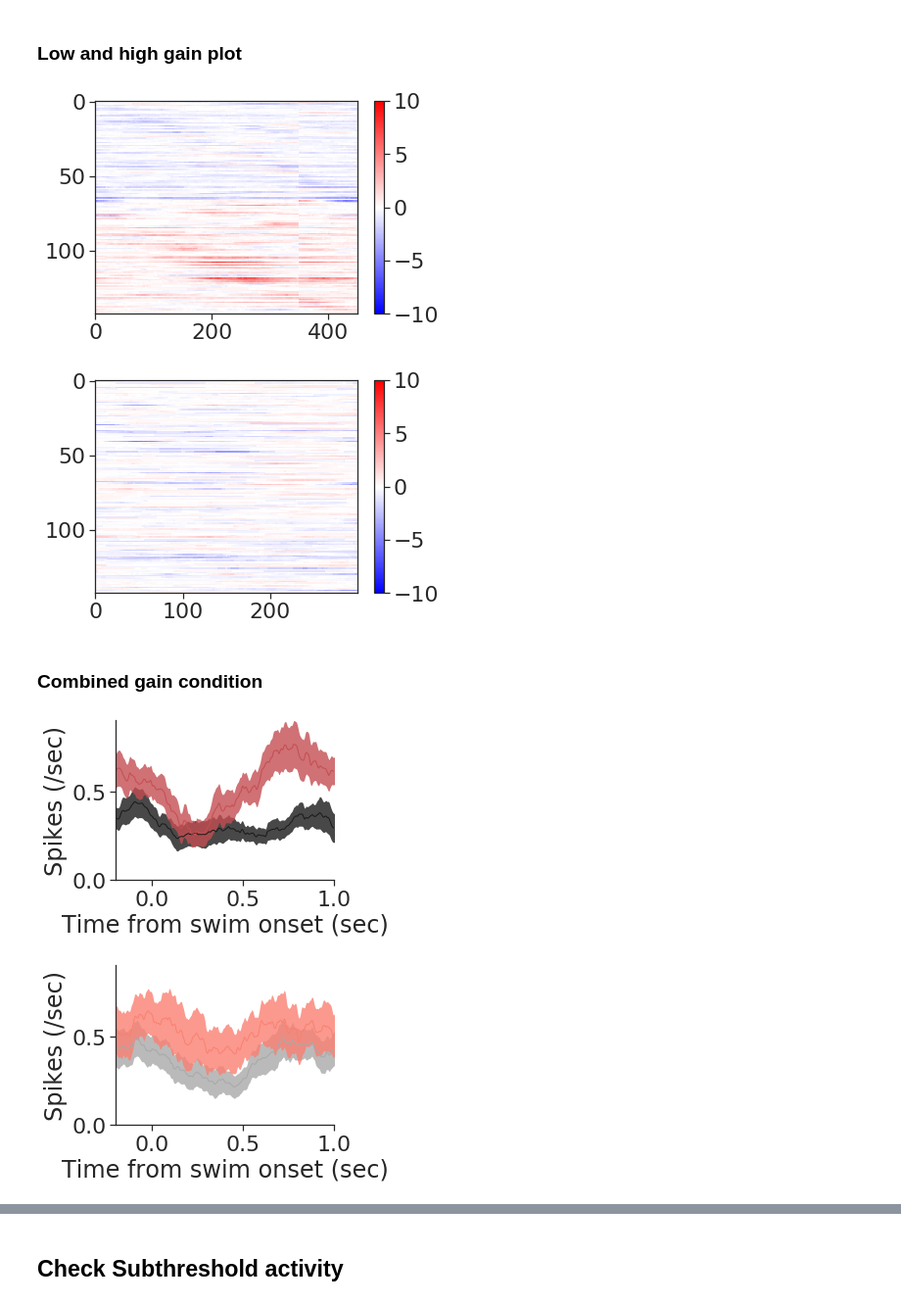
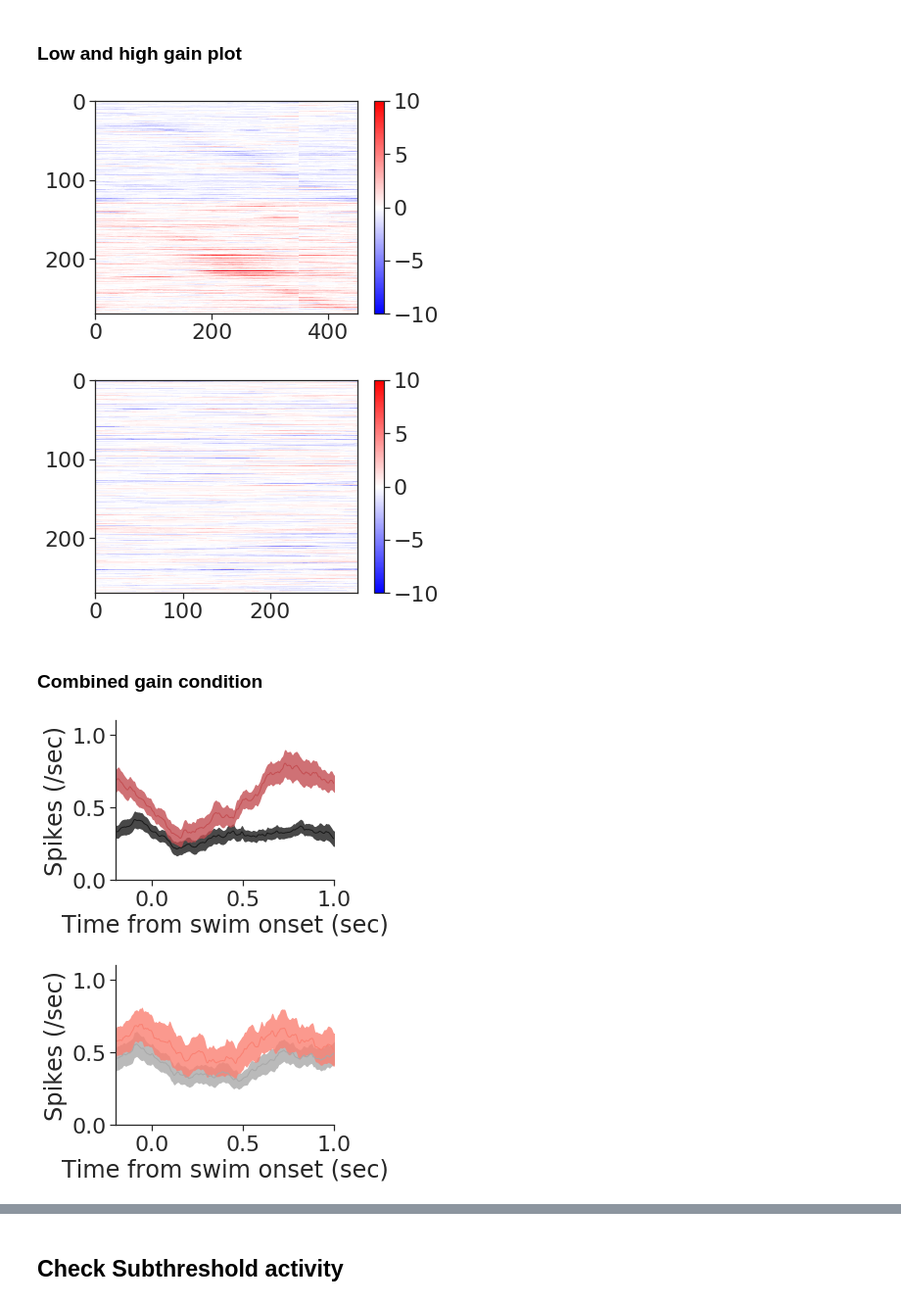
Before and after one commit to zqwei/DRN_voltage_analysis, a Jupyter notebook: Notebooks/gain_ablt_spikes.ipynb, the cells around one changed output, grey strips where cells are left out. Shown at 98% size. Cells and saved outputs as stored; diff of their text form; code cells hidden in the pictures.

Commit message:
update gain ablation task results

```diff
--- a/Notebooks/gain_ablt_spikes.ipynb
+++ b/Notebooks/gain_ablt_spikes.ipynb
@@ -14,5 +17,5 @@ sns.set(font_scale=2, style='ticks')
 # %%
-vol_file = '../Analysis/depreciated/analysis_sections_ablation_gain_update.csv'
+vol_file = '../Analysis/depreciated/analysis_sections_ablation_gain.csv'
 dat_xls_file = pd.read_csv(vol_file)
 dat_xls_file['folder'] = dat_xls_file['folder'].apply(lambda x: f'{x:0>8}')
 t_pre = 100 # time window pre-swim
@@ -226,7 +229,7 @@ plt.imshow(sig_mat[ind], aspect='auto',cmap=plt.cm.bwr, vmin=-10, vmax=10)
 plt.colorbar()
 plt.show()
 # %% [output]
-[figure, old version]
+[figure, new version]
 # %%
 p_mat = np.array(p_mat_after_)
 sig_mat = np.abs(p_mat)<0.05
@@ -243,7 +246,7 @@ plt.imshow(sig_mat[ind], aspect='auto',cmap=plt.cm.bwr, vmin=-10, vmax=10)
 plt.colorbar()
 plt.show()
 # %% [output]
-[figure, old version]
+[figure, new version]
 # %% [markdown]
 ### Combined gain condition
 # %%
@@ -362,37 +365,37 @@ std_ = sem(np.array(cell_before)[tmp_ind, 2], axis=0)
 shaded_errorbar(np.arange(-t_pre, t_post)/300, mean_, std_, color='r')
 sns.despine()
 plt.ylabel('Spikes (/sec)')
 plt.xlabel('Time from swim onset (sec)')
 # plt.legend()
 plt.xlim([-0.2, 1.0])
-plt.ylim([0, 0.9])
+plt.ylim([0, 1.1])
 plt.savefig('../Plots/gain_ablt/pop_ave_before_se.pdf')
 
 
 plt.figure(figsize=(4, 3))
 mean_ = np.mean(np.array(cell_after)[tmp_ind, 1], axis=0)
 std_ = sem(np.array(cell_after)[tmp_ind, 1], axis=0)
 # plt.plot(np.arange(-t_pre, t_post)/300, mean_, '--k', lw=2, label='after abltion')
 # plt.plot(np.arange(-t_pre, t_post)/300, mean_-std_, '--k', lw=0.5)
 # plt.plot(np.arange(-t_pre, t_post)/300, mean_+std_, '--k', lw=0.5)
 shaded_errorbar(np.arange(-t_pre, t_post)/300, mean_, std_, color='darkgray')
 
 mean_ = np.mean(np.array(cell_after)[tmp_ind, 2], axis=0)
 std_ = sem(np.array(cell_after)[tmp_ind, 2], axis=0)
 # plt.plot(np.arange(-t_pre, t_post)/300, mean_, '--r', lw=2, label='after abltion')
 # plt.plot(np.arange(-t_pre, t_post)/300, mean_-std_, '--r', lw=0.5)
 # plt.plot(np.arange(-t_pre, t_post)/300, mean_+std_, '--r', lw=0.5)
 shaded_errorbar(np.arange(-t_pre, t_post)/300, mean_, std_, color='salmon')
 sns.despine()
 plt.ylabel('Spikes (/sec)')
 plt.xlabel('Time from swim onset (sec)')
 # plt.legend()
 plt.xlim([-0.2, 1.0])
-plt.ylim([0, 0.9])
+plt.ylim([0, 1.1])
 plt.savefig('../Plots/gain_ablt/pop_ave_after_se.pdf')
 # %% [output]
-[figure, old version]
+[figure, new version]
-[figure, old version]
+[figure, new version]
 # %%
 sum(tmp_ind)
 # %% [output]
```
Also changed, not shown: parts of 5 cells of this notebook, 1 other file.
